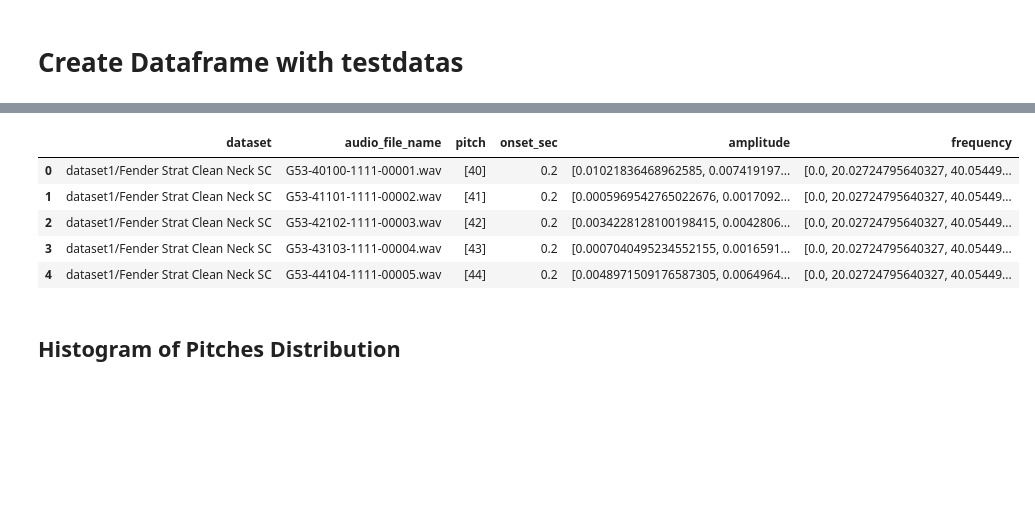
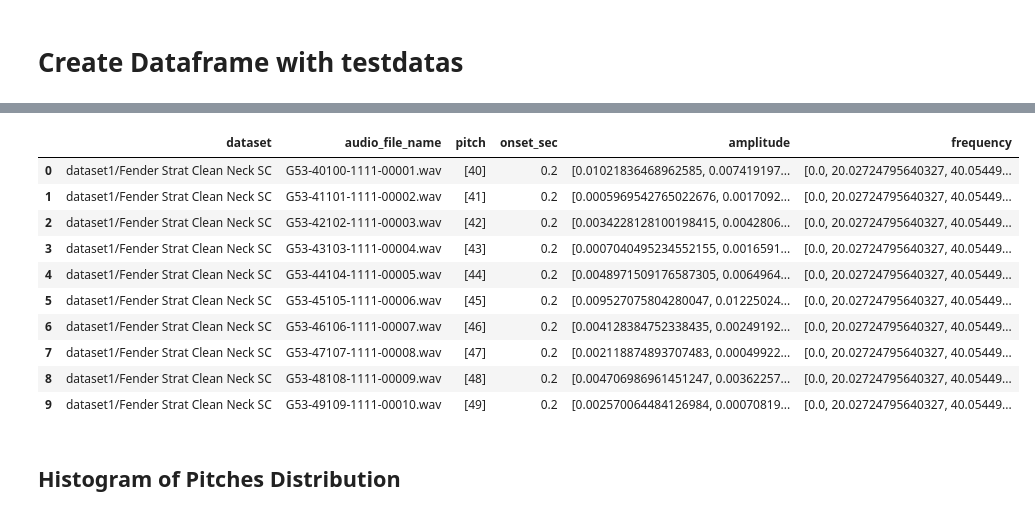
Before and after one commit to deiruch/AMt, a Jupyter notebook: AMt.ipynb, the cells around one changed output, grey strips where cells are left out. Drawn from its saved outputs; the diff is of its cells as text; code cells hidden in the pictures; blank space fills up the shorter version.

```diff
--- a/AMt.ipynb
+++ b/AMt.ipynb
@@ -78,18 +79,23 @@ len(df_test.amplitude[pitch])
 # %%
 # drop duplicate in df_ref
 df_ref_unique = pd.DataFrame(columns=df_cols)
 
 for index, row in df_ref.iterrows():
     if not df_ref_unique.pitch.str.contains(row.pitch[0], regex=False).any():
         df_ref_unique = df_ref_unique.append(row, ignore_index=True)
-df_ref_unique.head()
+df_ref_unique.head(10)
 # %% [output]
 |  | dataset | audio_file_name | pitch | onset_sec | amplitude | frequency |
 | 0 | dataset1/Fender Strat Clean Neck SC | G53-40100-1111-00001.wav | [40] | 0.2 | [0.01021836468962585, 0.007419197... | [0.0, 20.02724795640327, 40.05449... |
 | 1 | dataset1/Fender Strat Clean Neck SC | G53-41101-1111-00002.wav | [41] | 0.2 | [0.0005969542765022676, 0.0017092... | [0.0, 20.02724795640327, 40.05449... |
 | 2 | dataset1/Fender Strat Clean Neck SC | G53-42102-1111-00003.wav | [42] | 0.2 | [0.0034228128100198415, 0.0042806... | [0.0, 20.02724795640327, 40.05449... |
 | 3 | dataset1/Fender Strat Clean Neck SC | G53-43103-1111-00004.wav | [43] | 0.2 | [0.0007040495234552155, 0.0016591... | [0.0, 20.02724795640327, 40.05449... |
 | 4 | dataset1/Fender Strat Clean Neck SC | G53-44104-1111-00005.wav | [44] | 0.2 | [0.0048971509176587305, 0.0064964... | [0.0, 20.02724795640327, 40.05449... |
+| 5 | dataset1/Fender Strat Clean Neck SC | G53-45105-1111-00006.wav | [45] | 0.2 | [0.009527075804280047, 0.01225024... | [0.0, 20.02724795640327, 40.05449... |
+| 6 | dataset1/Fender Strat Clean Neck SC | G53-46106-1111-00007.wav | [46] | 0.2 | [0.004128384752338435, 0.00249192... | [0.0, 20.02724795640327, 40.05449... |
+| 7 | dataset1/Fender Strat Clean Neck SC | G53-47107-1111-00008.wav | [47] | 0.2 | [0.002118874893707483, 0.00049922... | [0.0, 20.02724795640327, 40.05449... |
+| 8 | dataset1/Fender Strat Clean Neck SC | G53-48108-1111-00009.wav | [48] | 0.2 | [0.004706986961451247, 0.00362257... | [0.0, 20.02724795640327, 40.05449... |
+| 9 | dataset1/Fender Strat Clean Neck SC | G53-49109-1111-00010.wav | [49] | 0.2 | [0.002570064484126984, 0.00070819... | [0.0, 20.02724795640327, 40.05449... |
 # %% [markdown]
 ## Histogram of Pitches Distribution
 # %%
```
Also changed, not shown: parts of 32 cells of this notebook, 2 other files.
